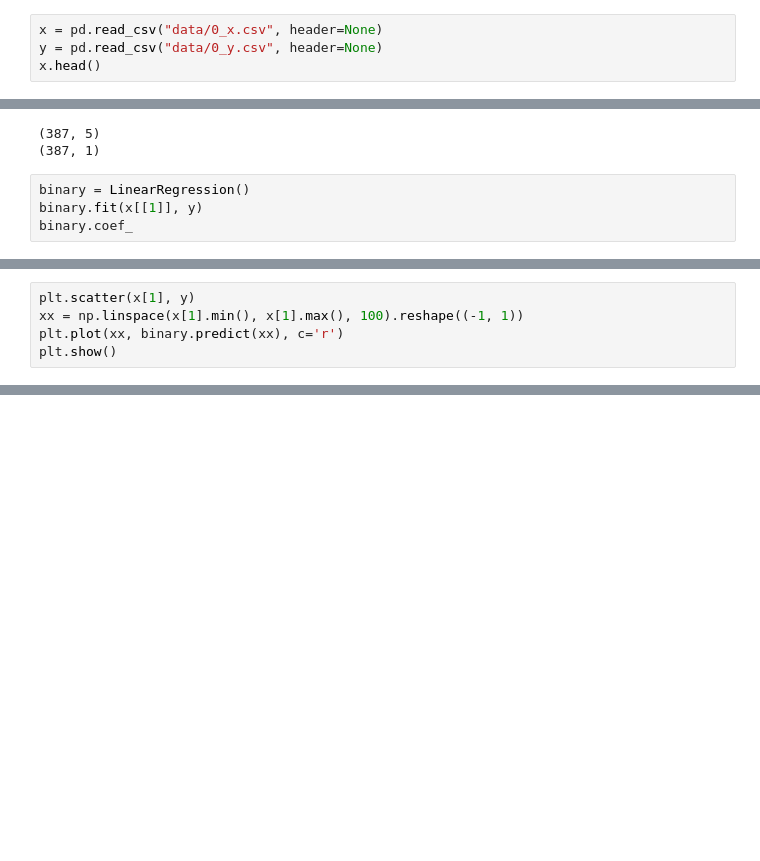
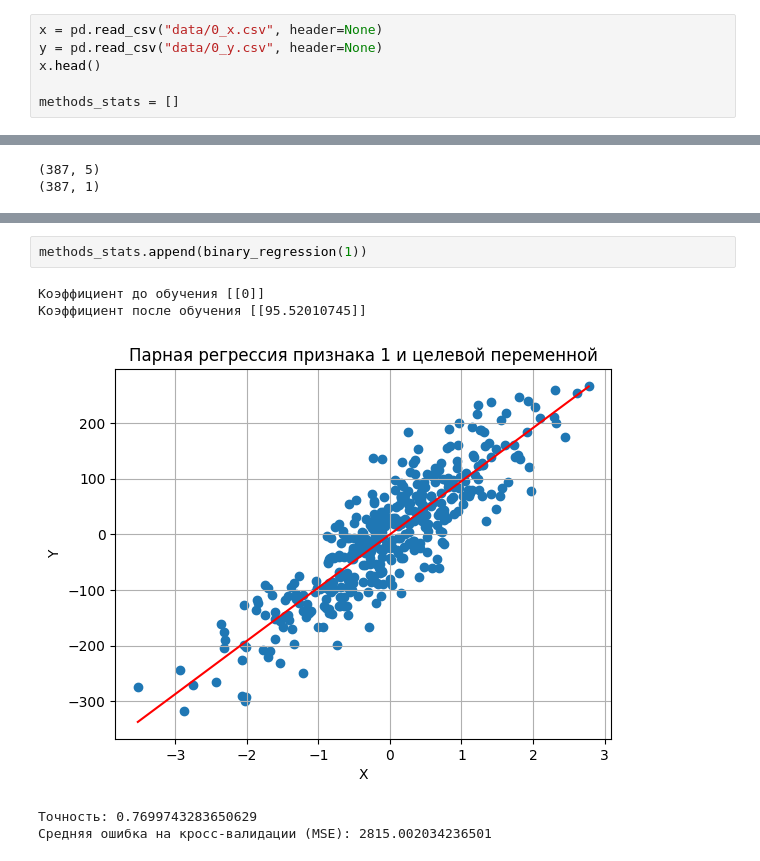
Before and after one commit to Berendei-Jr/Machine-Learning-BMSTU, a Jupyter notebook: ML1.2 multivariate/lab1.2.ipynb, the cells around one changed output, grey strips where cells are left out. Drawn from its saved outputs; the diff is of its cells as text; blank space fills up the shorter version.

```diff
--- a/ML1.2 multivariate/lab1.2.ipynb
+++ b/ML1.2 multivariate/lab1.2.ipynb
@@ -7,3 +10,5 @@ from sklearn.linear_model import LinearRegression
 x = pd.read_csv("data/0_x.csv", header=None)
 y = pd.read_csv("data/0_y.csv", header=None)
 x.head()
+
+methods_stats = []
@@ -20,7 +18,3 @@ print(y.shape)
 # %% [output]
 (387, 5)
 (387, 1)
-# %%
-binary = LinearRegression()
-binary.fit(x[[1]], y)
-binary.coef_
@@ -29,5 +20,0 @@ array([[95.52010745]])
-# %%
-plt.scatter(x[1], y)
-xx = np.linspace(x[1].min(), x[1].max(), 100).reshape((-1, 1))
-plt.plot(xx, binary.predict(xx), c='r')
-plt.show()
@@ -52,0 +65,8 @@ plt.plot(yy, yy, c='r')
+# %%
+methods_stats.append(binary_regression(1))
+# %% [output]
+Коэффициент до обучения [[0]]
+Коэффициент после обучения [[95.52010745]]
+[figure, added]
+Точность: 0.7699743283650629
+Средняя ошибка на кросс-валидации (MSE): 2815.002034236501
```
Also changed, not shown: parts of 18 cells of this notebook.
